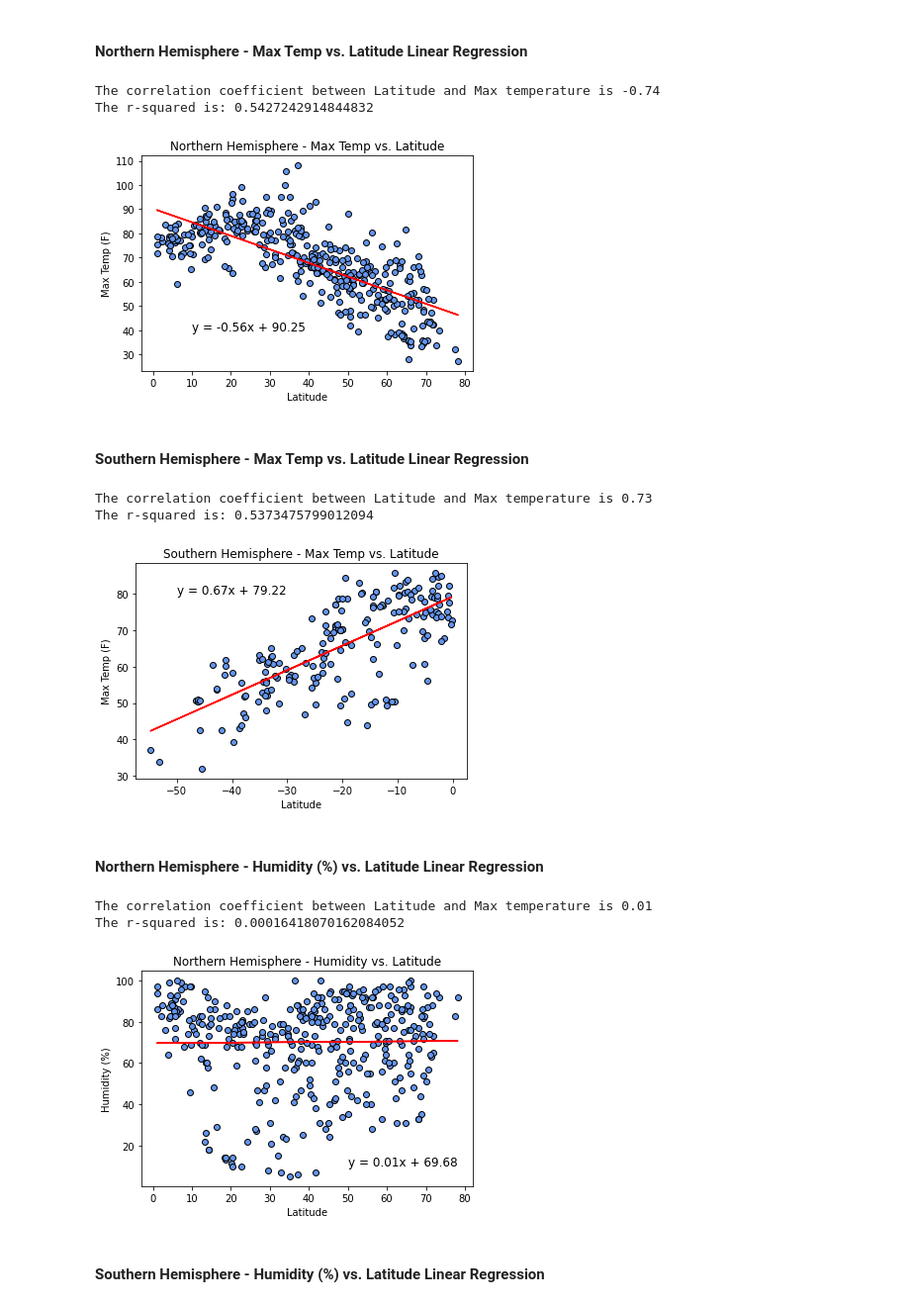
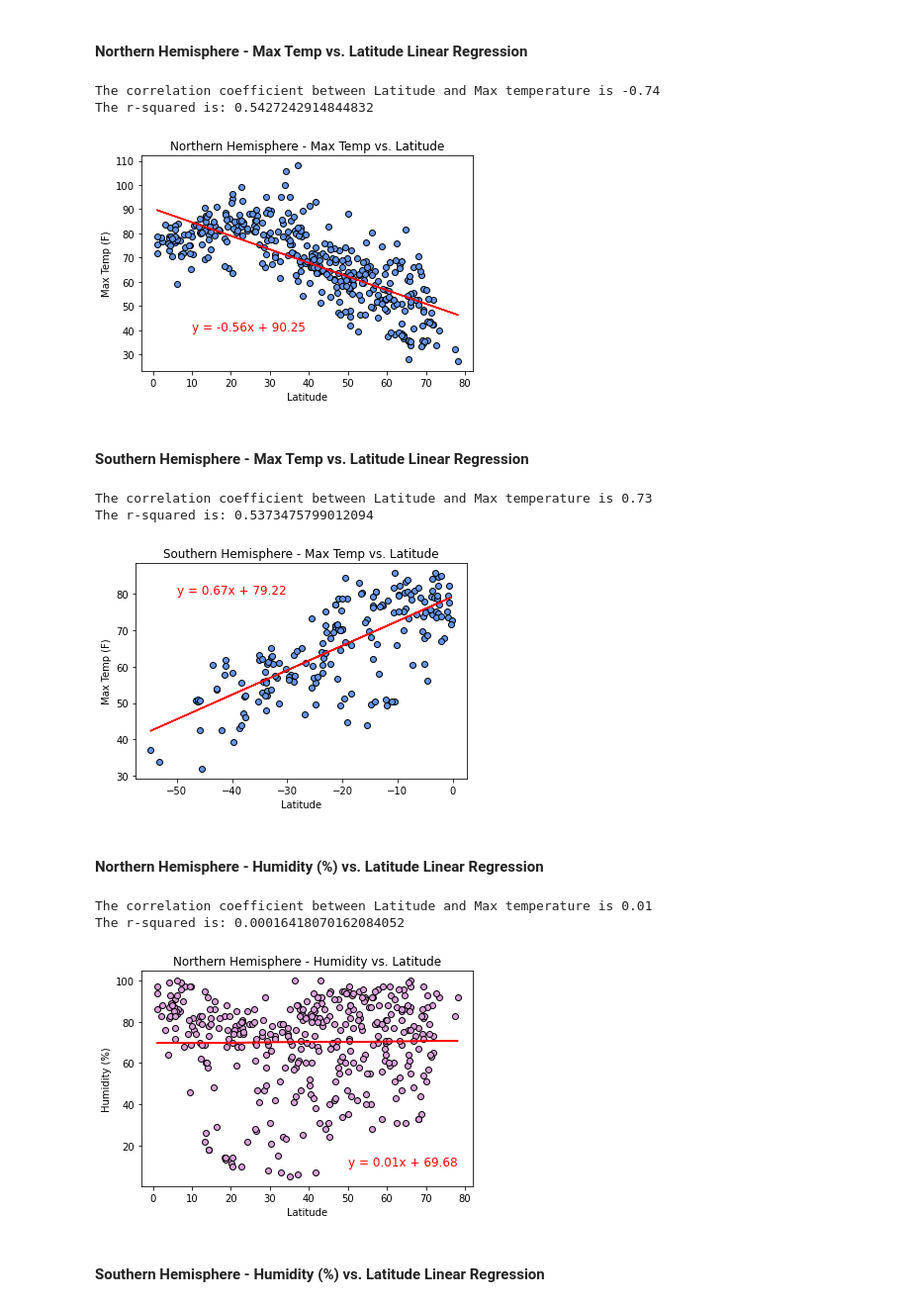
Before and after one commit to LP-116/python-api-challenge, a Jupyter notebook: WeatherPy/WeatherPy.ipynb, the cells around one changed output. Shown: that part at 99% size. Drawn from its saved outputs; the diff is of its cells as text; code cells hidden in the pictures.

```diff
--- a/WeatherPy/WeatherPy.ipynb
+++ b/WeatherPy/WeatherPy.ipynb
@@ -331,25 +331,25 @@ southern_df
 | 560 | Chissamba | -12.1667 | 17.3333 | 50.99 | 42 | 9 | 3.69 | AO | 1623718825 |
 | 567 | Kibungo | -2.1597 | 30.5427 | 67.12 | 87 | 100 | 1.97 | RW | 1623718830 |
 189 rows × 9 columns
+# %%
+def linear_regression(x_value, y_value, l1, l2, colour):
+    correlation = st.pearsonr(x_value, y_value)
+    print(f"The correlation coefficient between Latitude and Max temperature is {round(correlation[0],2)}")
+
+    (slope, intercept, rvalue, pvalue, stderr) = linregress(x_value, y_value)
+
+    regress_value = x_value * slope + intercept
+    print(f"The r-squared is: {rvalue**2}")
+
+    line_equation = "y = " + str(round(slope,2)) + "x + " + str(round(intercept,2))
+
+    plt.plot(x_value, regress_value, "r-")
+    plt.annotate(line_equation,(l1, l2), fontsize=12, color="red")
+    plt.scatter(x_value, y_value, marker="o", color=colour, edgecolor="black")
 # %% [markdown]
 ####  Northern Hemisphere - Max Temp vs. Latitude Linear Regression
-# %%
-def linear_regression(x_value, y_value, l1, l2):
-    correlation = st.pearsonr(x_value, y_value)
-    print(f"The correlation coefficient between Latitude and Max temperature is {round(correlation[0],2)}")
-
-    (slope, intercept, rvalue, pvalue, stderr) = linregress(x_value, y_value)
-
-    regress_value = x_value * slope + intercept
-    print(f"The r-squared is: {rvalue**2}")
-
-    line_equation = "y = " + str(round(slope,2)) + "x + " + str(round(intercept,2))
-
-    plt.plot(x_value, regress_value, "r-")
-    plt.annotate(line_equation,(l1, l2), fontsize=12, color="black")
-    plt.scatter(x_value, y_value, marker="o", color="cornflowerblue", edgecolor="black")
 # %%
-linear_regression(northern_df["Lat"], northern_df["Max Temp"], 10, 40)
+linear_regression(northern_df["Lat"], northern_df["Max Temp"], 10, 40, "cornflowerblue")
 
 plt.xlabel("Latitude")
 plt.ylabel("Max Temp (F)")
@@ -359,11 +359,11 @@ plt.show()
 # %% [output]
 The correlation coefficient between Latitude and Max temperature is -0.74
 The r-squared is: 0.5427242914844832
-[figure, old version]
+[figure, new version]
 # %% [markdown]
 ####  Southern Hemisphere - Max Temp vs. Latitude Linear Regression
 # %%
-linear_regression(southern_df["Lat"], southern_df["Max Temp"], -50, 80)
+linear_regression(southern_df["Lat"], southern_df["Max Temp"], -50, 80, "cornflowerblue")
 
 plt.xlabel("Latitude")
 plt.ylabel("Max Temp (F)")
@@ -373,21 +373,21 @@ plt.show()
 # %% [output]
 The correlation coefficient between Latitude and Max temperature is 0.73
 The r-squared is: 0.5373475799012094
-[figure, old version]
+[figure, new version]
 # %% [markdown]
 ####  Northern Hemisphere - Humidity (%) vs. Latitude Linear Regression
 # %%
-linear_regression(northern_df["Lat"], northern_df["Humidity"], 50, 10)
+linear_regression(northern_df["Lat"], northern_df["Humidity"], 50, 10, "plum")
 
 plt.xlabel("Latitude")
 plt.ylabel("Humidity (%)")
 plt.title("Northern Hemisphere - Humidity vs. Latitude")
 plt.savefig("output_data/northern_lat_humidity.png", bbox_inches='tight');
 plt.show()
 # %% [output]
 The correlation coefficient between Latitude and Max temperature is 0.01
 The r-squared is: 0.00016418070162084052
-[figure, old version]
+[figure, new version]
 # %% [markdown]
 ####  Southern Hemisphere - Humidity (%) vs. Latitude Linear Regression
 # %%
```
Also changed, not shown: parts of 5 cells of this notebook, 8 other files.
